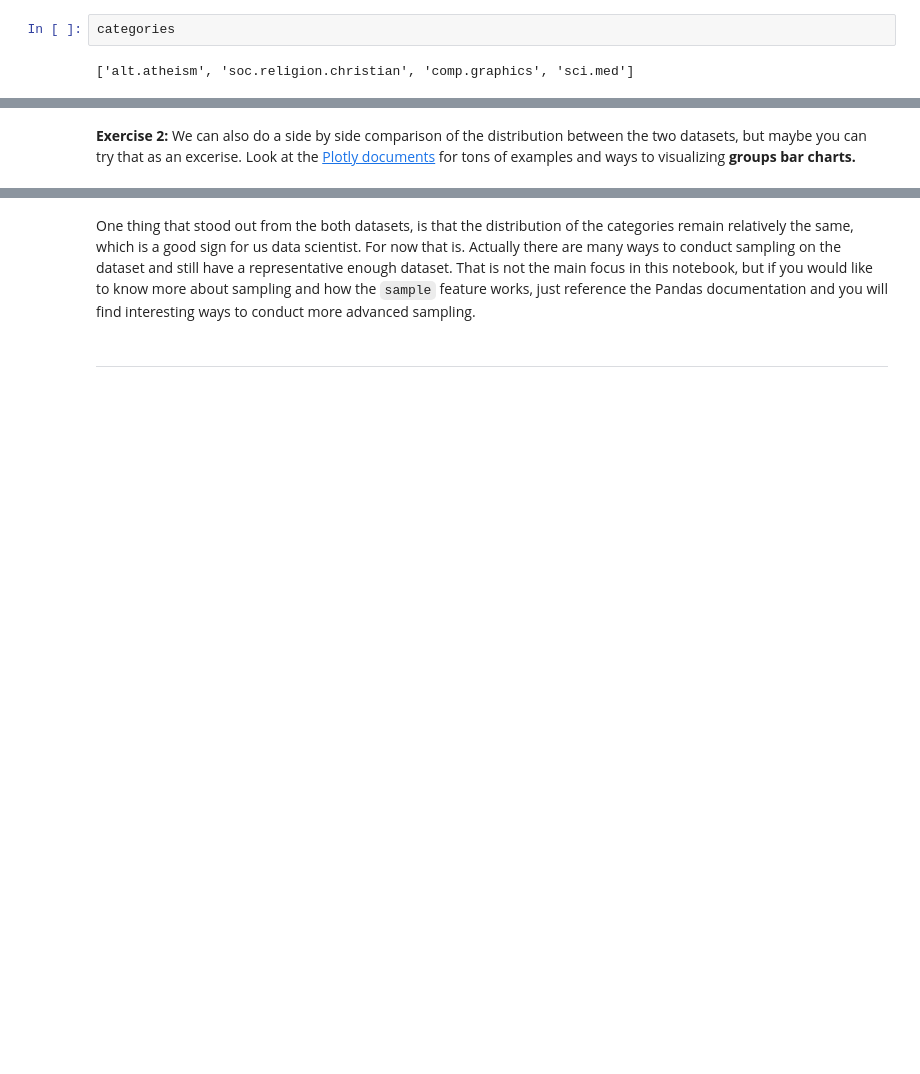
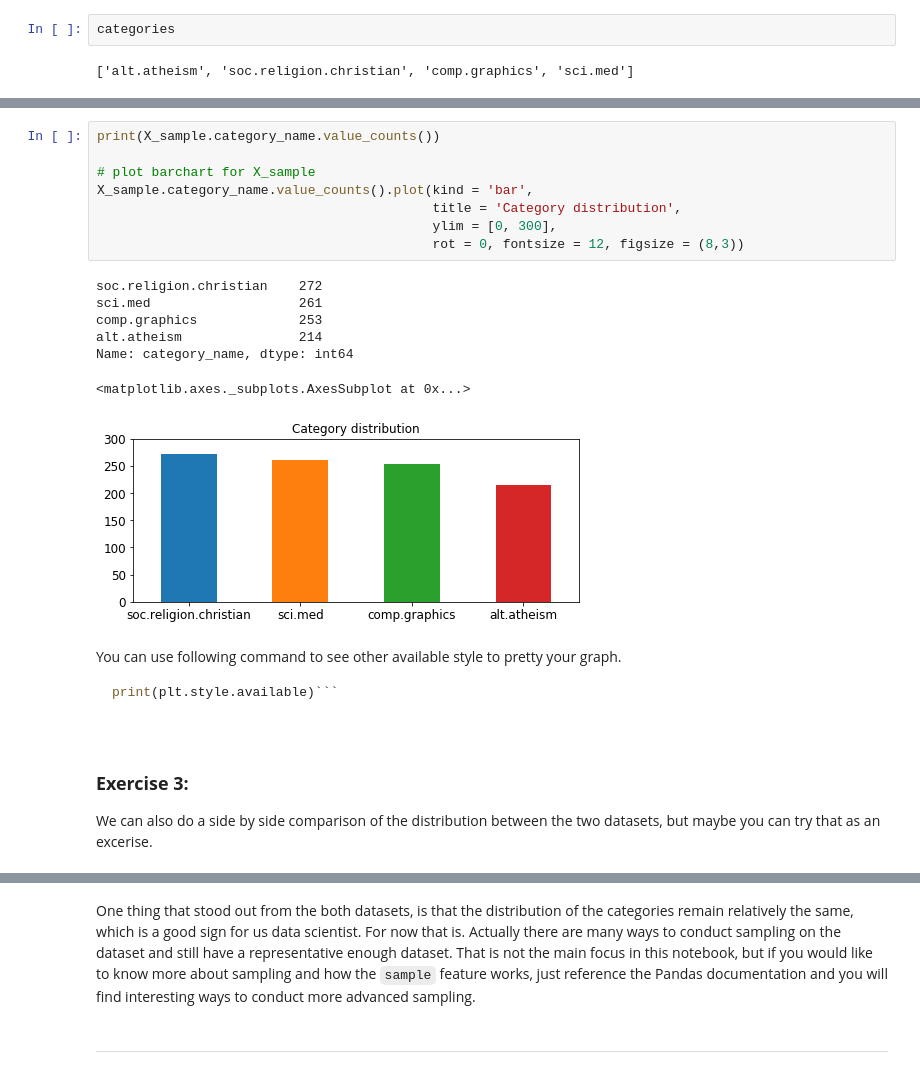
Before and after one commit to omarsar/data_mining_2017_fall_lab, a Jupyter notebook: news_data_mining.ipynb, the cells around one changed output, grey strips where cells are left out. Cells and saved outputs as stored; diff of their text form; blank space fills up the shorter version.

Commit message:
remove plotly

````diff
--- a/news_data_mining.ipynb
+++ b/news_data_mining.ipynb
@@ -548,2 +636,23 @@ py.iplot(ta.plot_word_frequency(X_sample_category_counts, "Category distribution
+# %%
+print(X_sample.category_name.value_counts())
+
+# plot barchart for X_sample
+X_sample.category_name.value_counts().plot(kind = 'bar',
+                                           title = 'Category distribution',
+                                           ylim = [0, 300],
+                                           rot = 0, fontsize = 12, figsize = (8,3))
+# %% [output]
+soc.religion.christian    272
+sci.med                   261
+comp.graphics             253
+alt.atheism               214
+Name: category_name, dtype: int64
+<matplotlib.axes._subplots.AxesSubplot at 0x...>
+[figure, added]
+# %% [markdown]
+You can use following command to see other available style to pretty your graph.
+```python
+print(plt.style.available)```
 # %% [markdown]
-**Exercise 2:** We can also do a side by side comparison of the distribution between the two datasets, but maybe you can try that as an excerise. Look at the [Plotly documents](https://plot.ly/python/bar-charts/) for tons of examples and ways to visualizing **groups bar charts.**
+### **Exercise 3:**
+We can also do a side by side comparison of the distribution between the two datasets, but maybe you can try that as an excerise.
````
Also changed, not shown: parts of 43 cells of this notebook, 3 other files.
